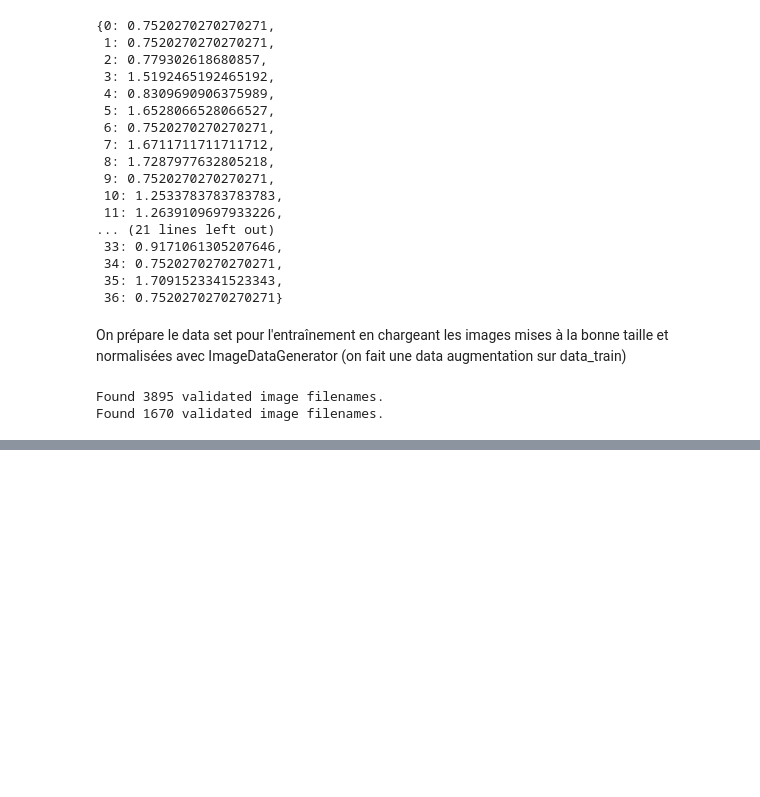
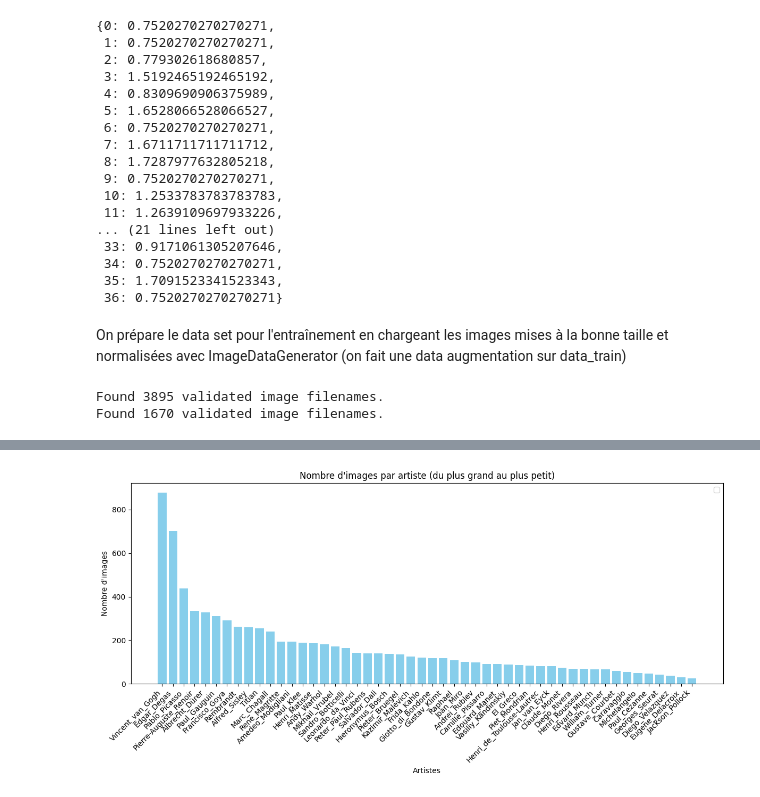
Before and after one commit to JulienCaillaud/Projets_HDDL, a Jupyter notebook: Projet_CNN/CNN.ipynb, the cells around one changed output, grey strips where cells are left out. Saved outputs shown, nothing was run; the diff lists cells and outputs as text; code cells hidden in the pictures; blank space fills up the shorter version.

```diff
--- a/Projet_CNN/CNN.ipynb
+++ b/Projet_CNN/CNN.ipynb
@@ -423,0 +486,4 @@ Entraînement en cours sur un screen (code dans programme.py)
+# %%
+histogramme_images_par_artiste(df_images_nationalites,False)
+# %% [output]
+[figure, added]
```
Also changed, not shown: parts of 21 cells of this notebook.
